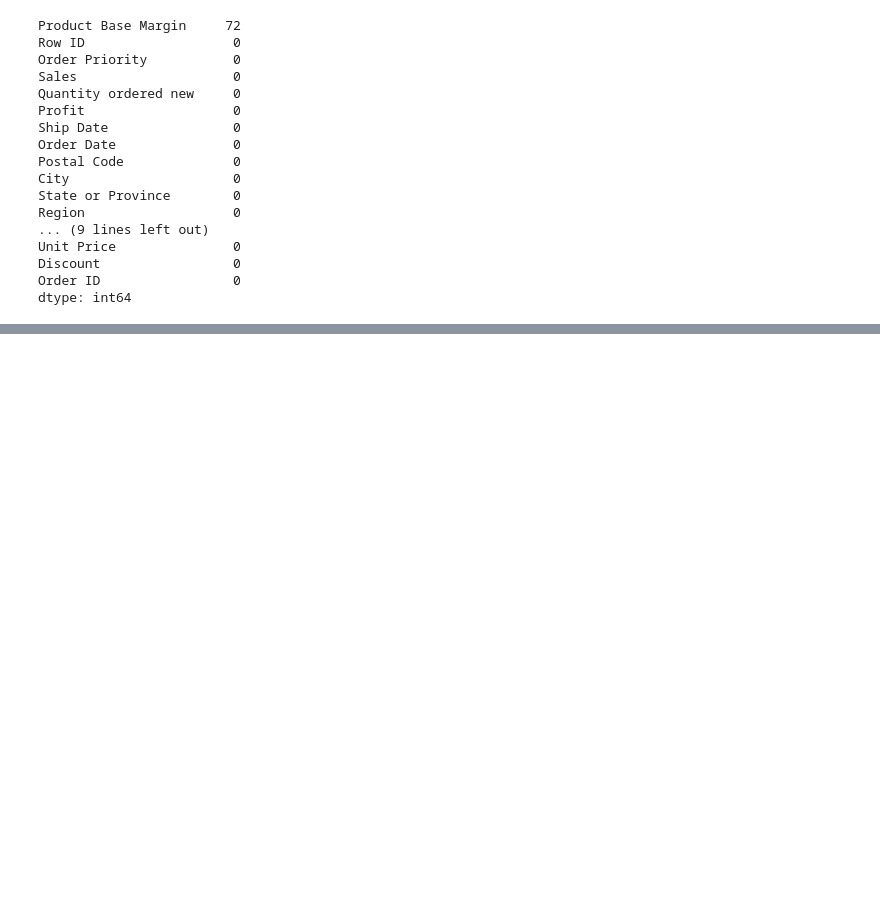
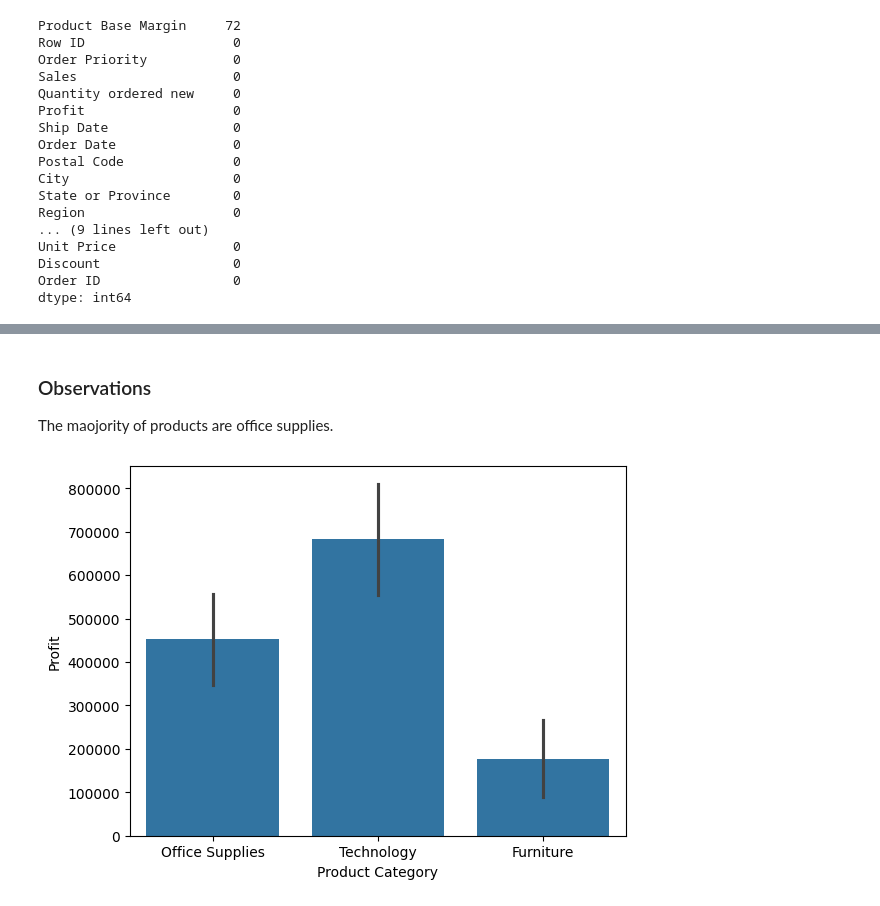
Before and after one commit to Siukhan/CodingByIrfan, a Jupyter notebook: day_10/super_store_eda.ipynb, the cells around one changed output, grey strips where cells are left out. Saved outputs shown, nothing was run; the diff lists cells and outputs as text; code cells hidden in the pictures; blank space fills up the shorter version.

```diff
--- a/day_10/super_store_eda.ipynb
+++ b/day_10/super_store_eda.ipynb
@@ -49,0 +135,7 @@ dtype: int64
+# %% [markdown]
+### Observations
+The maojority of products are office supplies.
+# %%
+sns.barplot(x='Product Category', y='Profit', data=df, estimator = 'sum');
+# %% [output]
+[figure, added]
```
Also changed, not shown: parts of 38 cells of this notebook, 1 other file.
